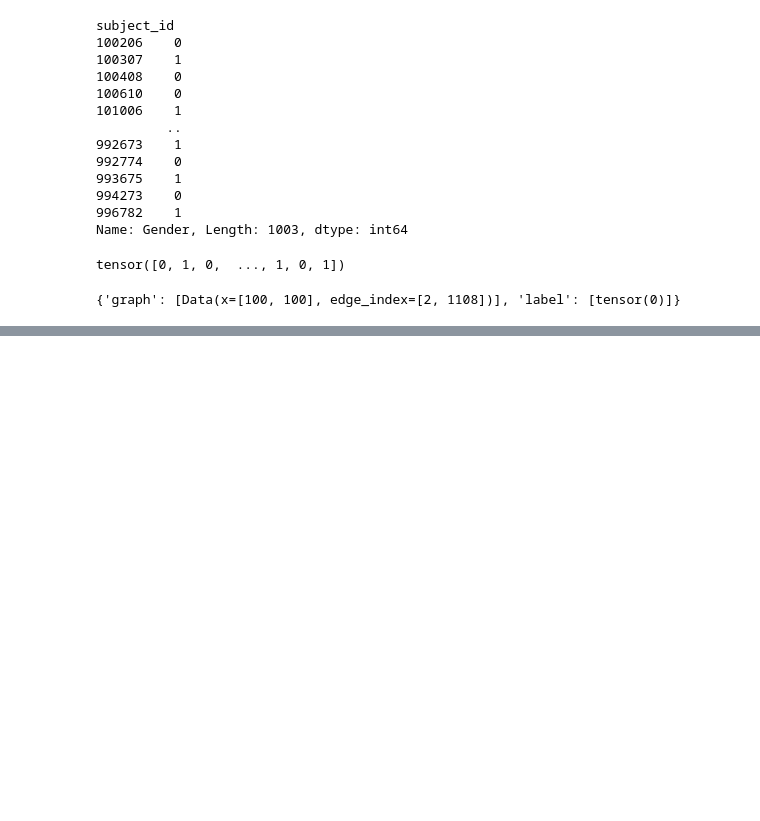
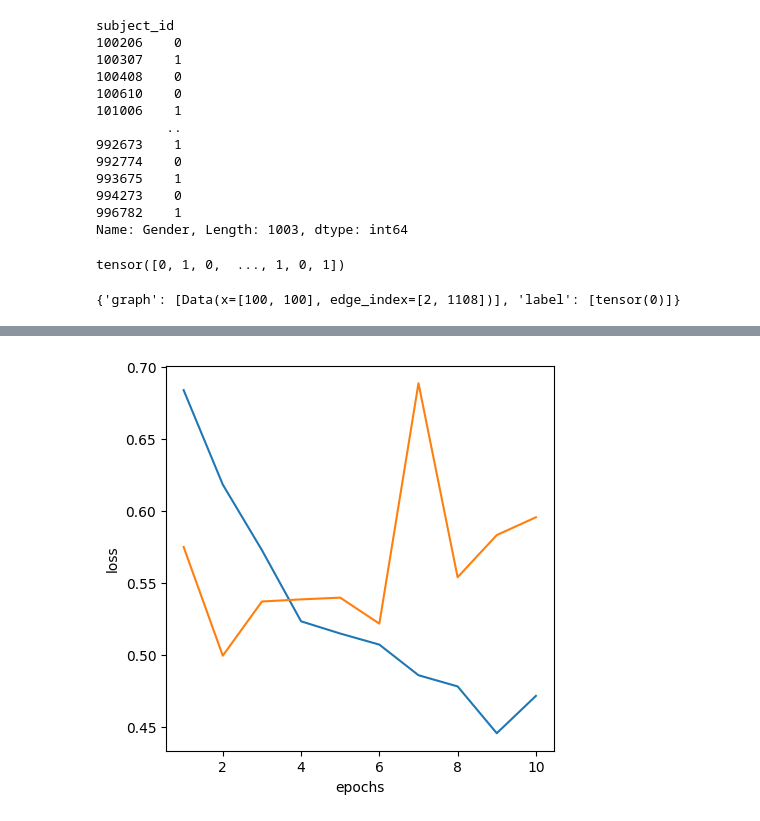
Before and after one commit to AndrewCheng02/DSC180B-Capstone-ProjectA09, a Jupyter notebook: Notebooks/Application/GNN.ipynb, the cells around one changed output, grey strips where cells are left out. Saved outputs shown, nothing was run; the diff lists cells and outputs as text; code cells hidden in the pictures; blank space fills up the shorter version.

```diff
--- a/Notebooks/Application/GNN.ipynb
+++ b/Notebooks/Application/GNN.ipynb
@@ -319,3 +308,12 @@ Epoch: 30/30, Loss: 68.096, Avg Loss: 0.085, Train: 88.15%, Validation: 77.00%,
+# %%
+e = np.arange(1,num_epochs+1)
+fig, ax = plt.subplots(1, figsize=(5,5))
+ax.plot(e,avg_losses)
+ax.plot(e,avg_val_losses)
+ax.set(xlabel='epochs', ylabel='loss')
+plt.show()
+# %% [output]
+[figure, added]
 # %%
 test_a, test_l = eval(model, test_loader, device, criterion)
 print(f"Test Accuracy: {100 * test_a:.4f}%, Test Loss: {test_l:.3f}")
```
Also changed, not shown: parts of 10 cells of this notebook.
